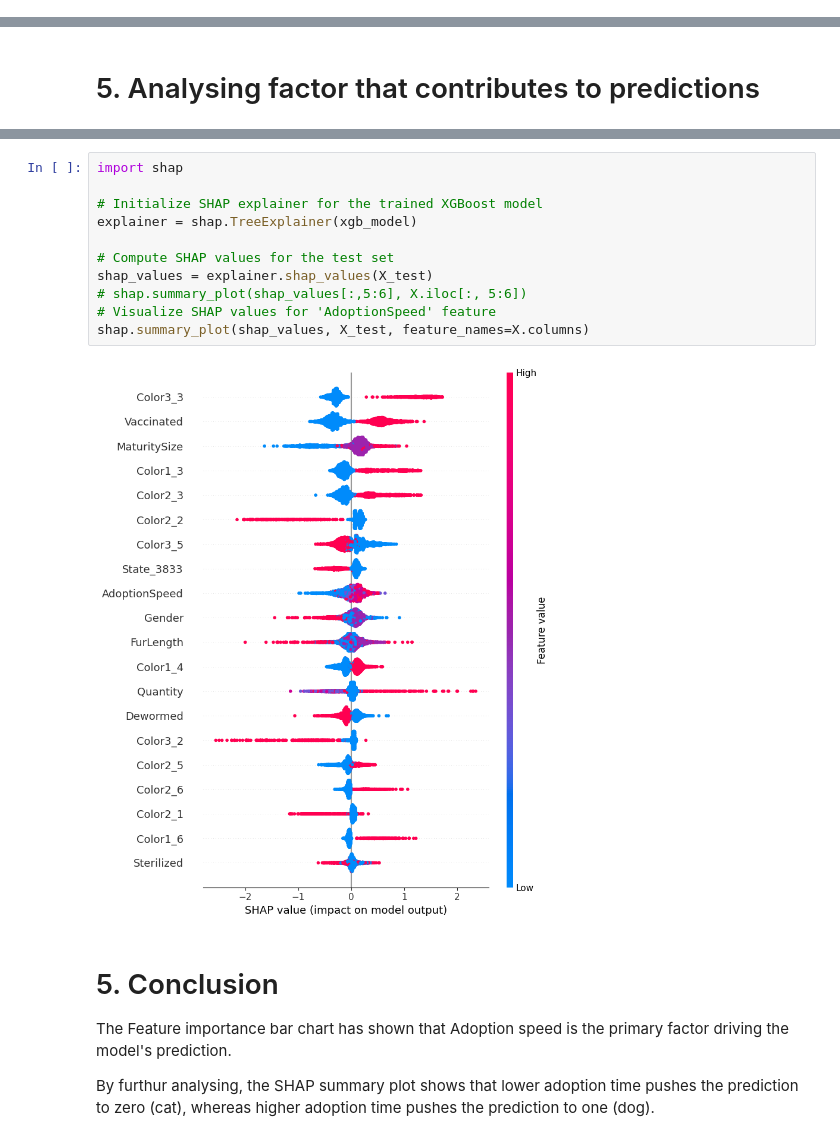
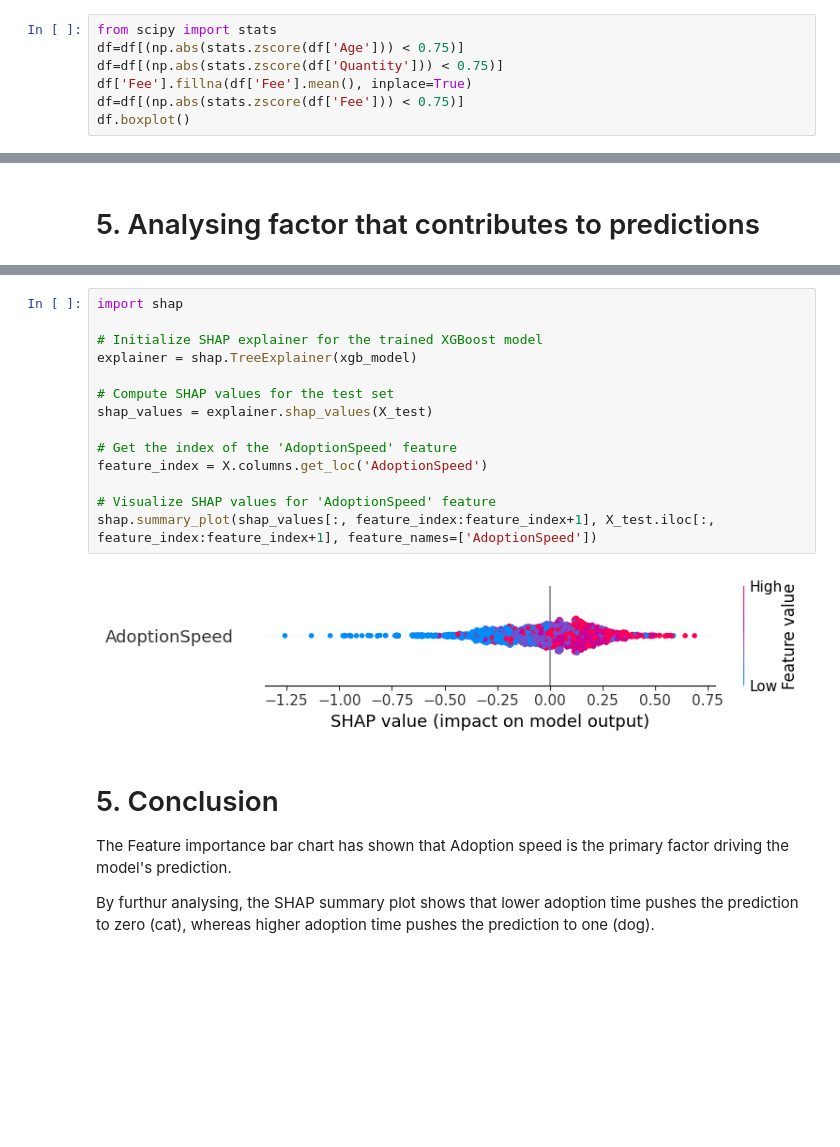
Before and after one commit to Kearskill/meow, a Jupyter notebook: XGBoost.ipynb, the cells around one changed output, grey strips where cells are left out. Cells and saved outputs as stored; diff of their text form; blank space fills up the shorter version.

```diff
--- a/XGBoost.ipynb
+++ b/XGBoost.ipynb
@@ -197,0 +210,7 @@ df.head()
+# %%
+from scipy import stats
+df=df[(np.abs(stats.zscore(df['Age'])) < 0.75)]
+df=df[(np.abs(stats.zscore(df['Quantity'])) < 0.75)]
+df['Fee'].fillna(df['Fee'].mean(), inplace=True)
+df=df[(np.abs(stats.zscore(df['Fee'])) < 0.75)]
+df.boxplot()
@@ -319,16 +339,19 @@ State_3833: 566.0
 # %%
 import shap
 
 # Initialize SHAP explainer for the trained XGBoost model
 explainer = shap.TreeExplainer(xgb_model)
 
 # Compute SHAP values for the test set
 shap_values = explainer.shap_values(X_test)
-# shap.summary_plot(shap_values[:,5:6], X.iloc[:, 5:6])
+
+# Get the index of the 'AdoptionSpeed' feature
+feature_index = X.columns.get_loc('AdoptionSpeed')
+
 # Visualize SHAP values for 'AdoptionSpeed' feature
-shap.summary_plot(shap_values, X_test, feature_names=X.columns)
+shap.summary_plot(shap_values[:, feature_index:feature_index+1], X_test.iloc[:, feature_index:feature_index+1], feature_names=['AdoptionSpeed'])
 # %% [output]
-[figure, old version]
+[figure, new version]
 # %% [markdown]
 # 5. Conclusion
 
```
Also changed, not shown: parts of 12 cells of this notebook.
